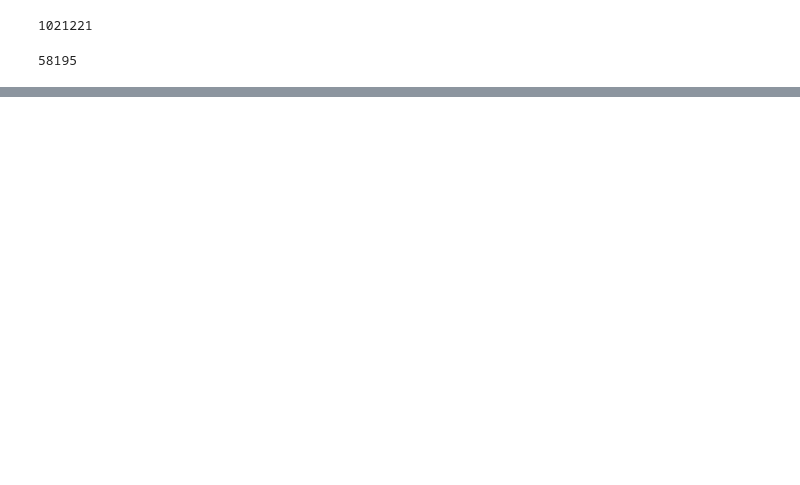
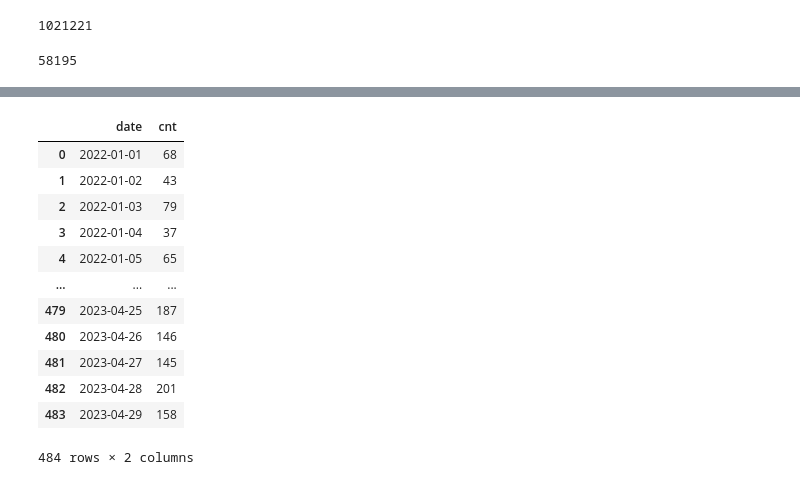
Before and after one commit to alex-dias/hate_twitter_trend, a Jupyter notebook: hate_dateseries.ipynb, the cells around one changed output, grey strips where cells are left out. Drawn from its saved outputs; the diff is of its cells as text; code cells hidden in the pictures; blank space fills up the shorter version.

```diff
--- a/hate_dateseries.ipynb
+++ b/hate_dateseries.ipynb
@@ -54,6 +63,22 @@ See the caveats in the documentation: https://pandas.pydata.org/pandas-docs/stab
 cnt = df_hate[['Date Trunc']].groupby(['Date Trunc'])['Date Trunc'].count()
 
 cnt = pd.DataFrame({'date':cnt.index, 'cnt':cnt.values})
+# %%
+cnt
+# %% [output]
+|  | date | cnt |
+| 0 | 2022-01-01 | 68 |
+| 1 | 2022-01-02 | 43 |
+| 2 | 2022-01-03 | 79 |
+| 3 | 2022-01-04 | 37 |
+| 4 | 2022-01-05 | 65 |
+| ... | ... | ... |
+| 479 | 2023-04-25 | 187 |
+| 480 | 2023-04-26 | 146 |
+| 481 | 2023-04-27 | 145 |
+| 482 | 2023-04-28 | 201 |
+| 483 | 2023-04-29 | 158 |
+484 rows × 2 columns
 # %%
 sns.barplot(data=cnt, x='date', y='cnt')
 # %% [output]
```
Also changed, not shown: parts of 10 cells of this notebook.
